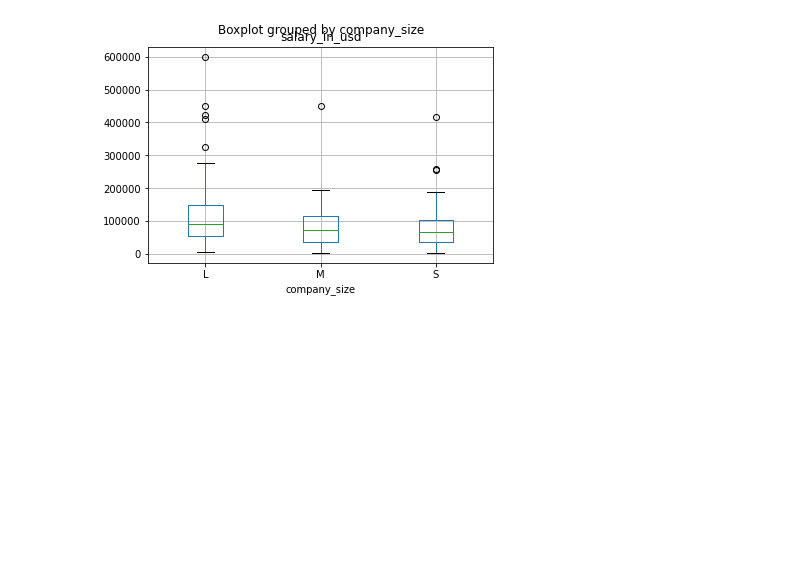
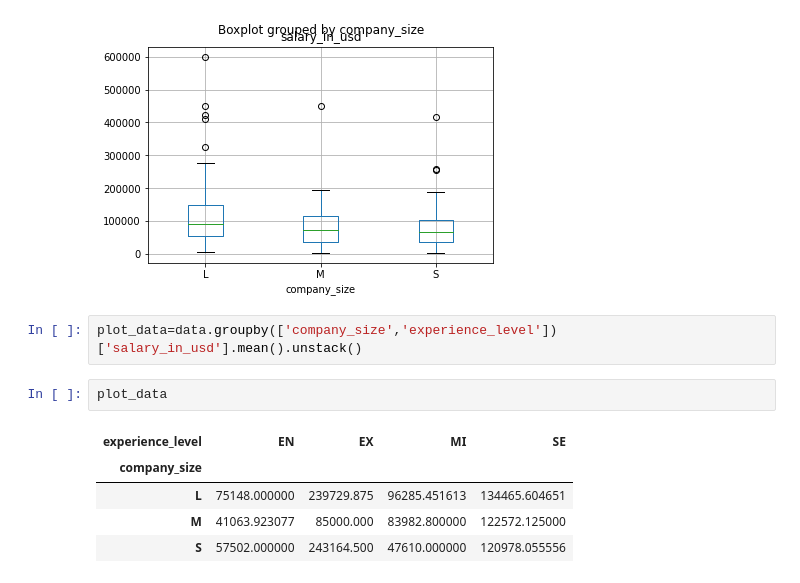
Before and after one commit to Harshhhh1701/Learning--Data-Science, a Jupyter notebook: py10.ipynb, the cells around one changed output. Drawn from its saved outputs; the diff is of its cells as text; blank space fills up the shorter version.

```diff
--- a/py10.ipynb
+++ b/py10.ipynb
@@ -98,3 +98,13 @@ data.boxplot(column='salary_in_usd',by='company_size')
 # %% [output]
 <AxesSubplot:title={'center':'salary_in_usd'}, xlabel='company_size'>
 [figure]
+# %%
+plot_data=data.groupby(['company_size','experience_level'])['salary_in_usd'].mean().unstack()
+# %%
+plot_data
+# %% [output]
+| experience_level | EN | EX | MI | SE |
+| company_size |  |  |  |  |
+| L | 75148.000000 | 239729.875 | 96285.451613 | 134465.604651 |
+| M | 41063.923077 | 85000.000 | 83982.800000 | 122572.125000 |
+| S | 57502.000000 | 243164.500 | 47610.000000 | 120978.055556 |
```
Also changed, not shown: parts of 2 cells of this notebook.
